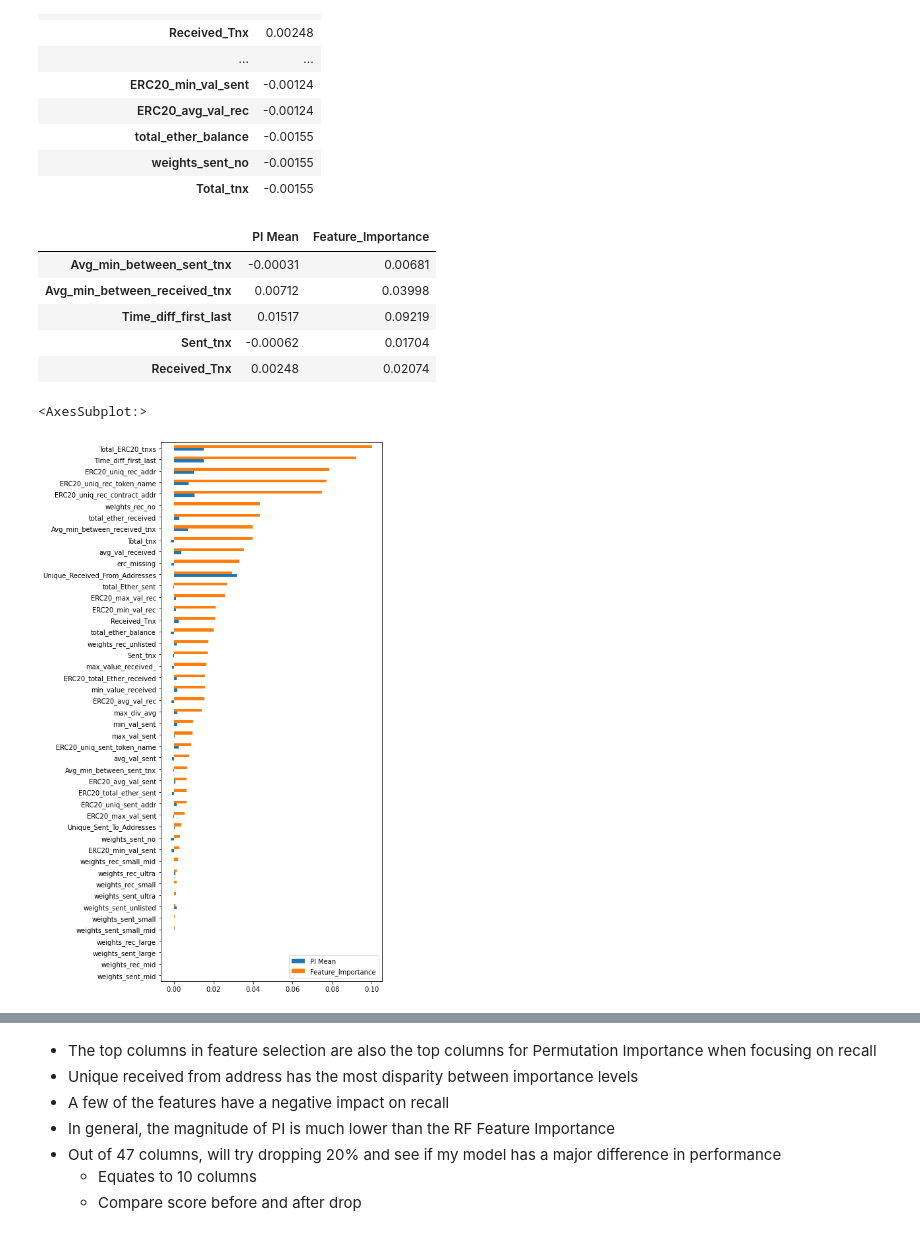
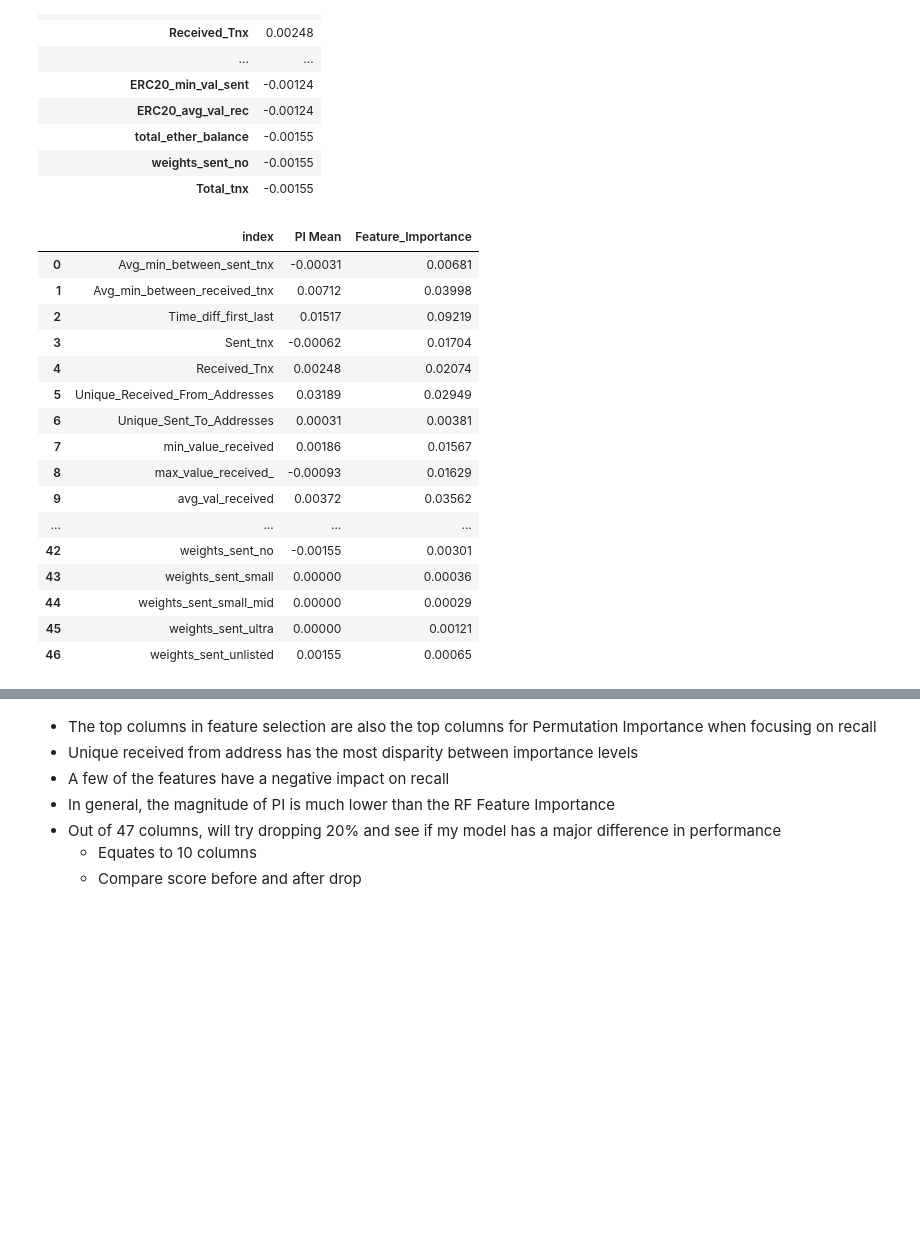
Before and after one commit to kuninethan95/OSEMN, a Jupyter notebook: index_OSEMN.ipynb, the cells around one changed output, grey strips where cells are left out. Drawn from its saved outputs; the diff is of its cells as text; code cells hidden in the pictures; blank space fills up the shorter version.

```diff
--- a/index_OSEMN.ipynb
+++ b/index_OSEMN.ipynb
@@ -1842,19 +1852,24 @@ df_importance = pd.concat([importance_df, feat_importances],axis=1)
 # %%
 # Add indices
 
 df_importance=df_importance.set_index(X_train_ns.columns)
 df_importance.head()
+df_importance.reset_index()
 # %% [output]
-|  | PI Mean | Feature_Importance |
-| Avg_min_between_sent_tnx | -0.00031 | 0.00681 |
-| Avg_min_between_received_tnx | 0.00712 | 0.03998 |
-| Time_diff_first_last | 0.01517 | 0.09219 |
-| Sent_tnx | -0.00062 | 0.01704 |
-| Received_Tnx | 0.00248 | 0.02074 |
+|  | index | PI Mean | Feature_Importance |
+| 0 | Avg_min_between_sent_tnx | -0.00031 | 0.00681 |
+| 1 | Avg_min_between_received_tnx | 0.00712 | 0.03998 |
+| 2 | Time_diff_first_last | 0.01517 | 0.09219 |
+| 3 | Sent_tnx | -0.00062 | 0.01704 |
+| 4 | Received_Tnx | 0.00248 | 0.02074 |
+| 5 | Unique_Received_From_Addresses | 0.03189 | 0.02949 |
+| 6 | Unique_Sent_To_Addresses | 0.00031 | 0.00381 |
+| 7 | min_value_received | 0.00186 | 0.01567 |
+| 8 | max_value_received_ | -0.00093 | 0.01629 |
+| 9 | avg_val_received | 0.00372 | 0.03562 |
+| ... | ... | ... | ... |
+| 42 | weights_sent_no | -0.00155 | 0.00301 |
+| 43 | weights_sent_small | 0.00000 | 0.00036 |
+| 44 | weights_sent_small_mid | 0.00000 | 0.00029 |
+| 45 | weights_sent_ultra | 0.00000 | 0.00121 |
+| 46 | weights_sent_unlisted | 0.00155 | 0.00065 |
-# %%
-# How do I make this graph in matplotlib?
-
-df_importance.sort_values(by='Feature_Importance').plot(kind='barh', figsize=(6,15))
-# %% [output]
-<AxesSubplot:>
-[figure, removed]
```
Also changed, not shown: parts of 44 cells of this notebook, 1 other file.
